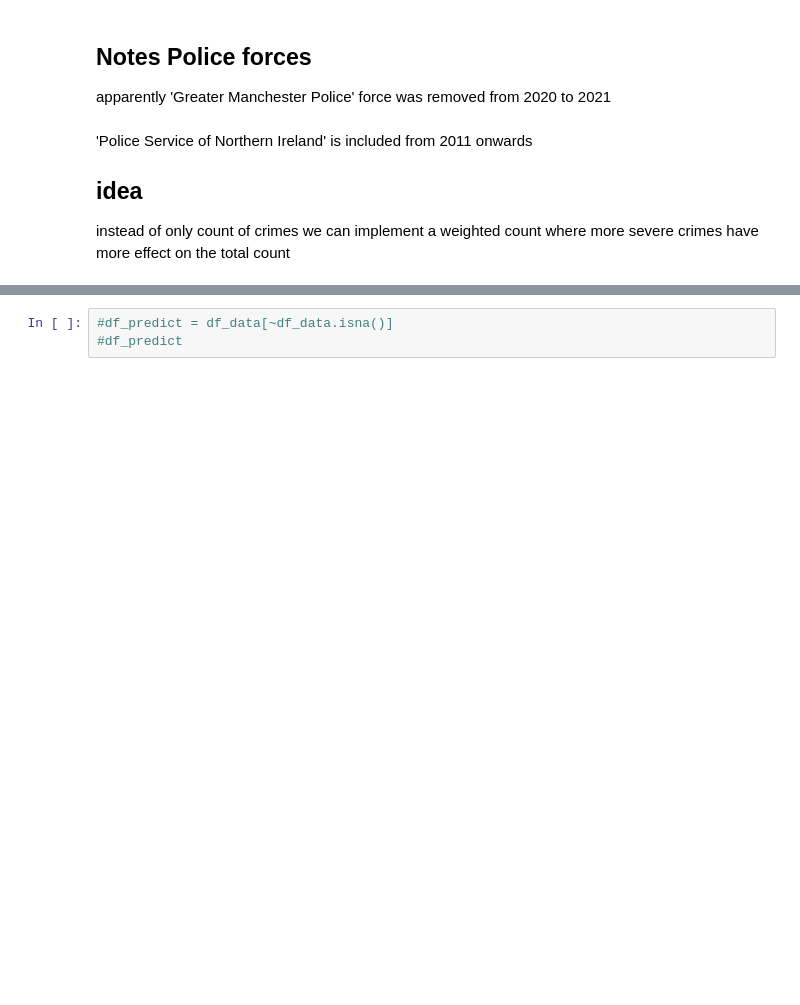
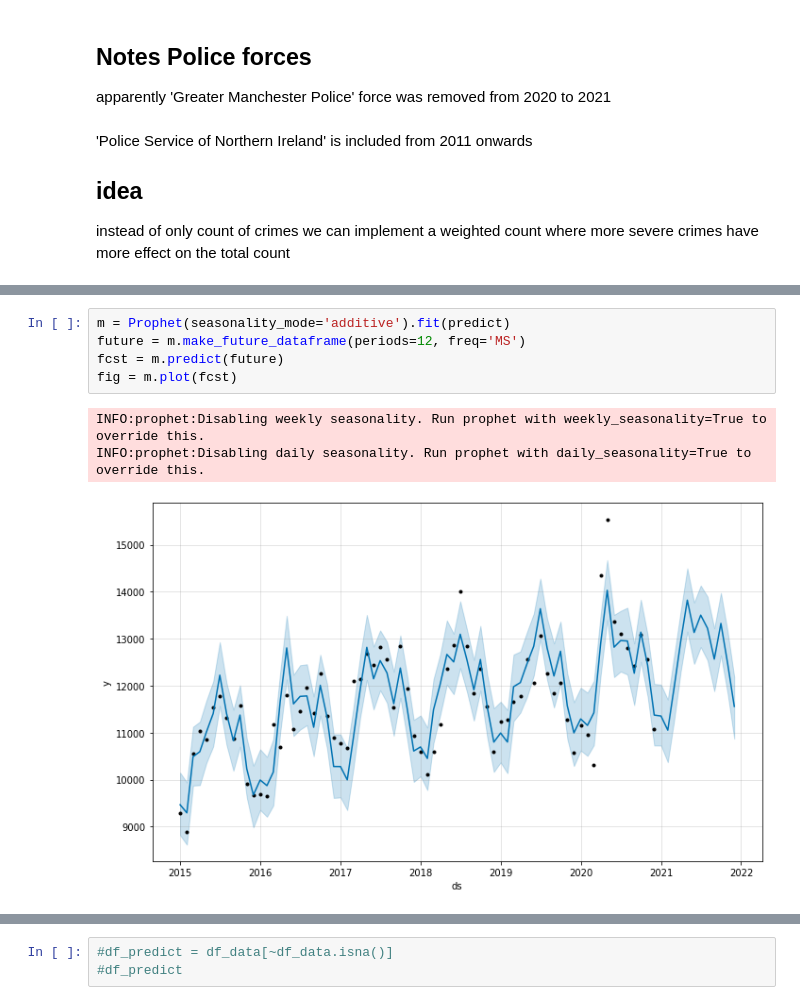
Before and after one commit to Dazai1623818/Datachallenge-2, a Jupyter notebook: Prophet.ipynb, the cells around one changed output, grey strips where cells are left out. Drawn from its saved outputs; the diff is of its cells as text; blank space fills up the shorter version.

```diff
--- a/Prophet.ipynb
+++ b/Prophet.ipynb
@@ -82,3 +190,12 @@ INFO:prophet:n_changepoints greater than number of observations. Using 8.
+# %%
+m = Prophet(seasonality_mode='additive').fit(predict)
+future = m.make_future_dataframe(periods=12, freq='MS')
+fcst = m.predict(future)
+fig = m.plot(fcst)
+# %% [output]
+INFO:prophet:Disabling weekly seasonality. Run prophet with weekly_seasonality=True to override this.
+INFO:prophet:Disabling daily seasonality. Run prophet with daily_seasonality=True to override this.
+[figure, added]
 # %%
 m = Prophet(seasonality_mode='multiplicative', mcmc_samples=300).fit(predict)
 fcst = m.predict(future)
```
Also changed, not shown: parts of 12 cells of this notebook.
